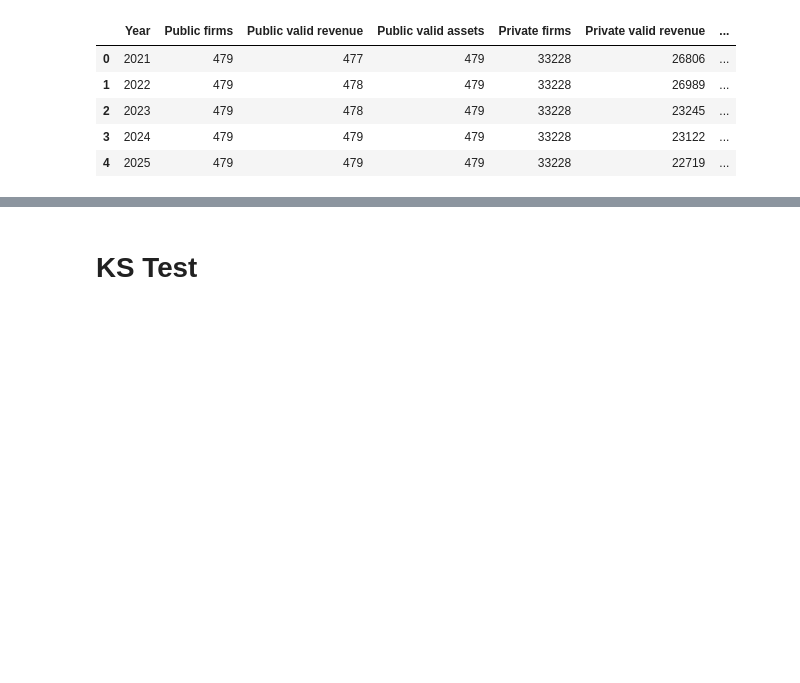
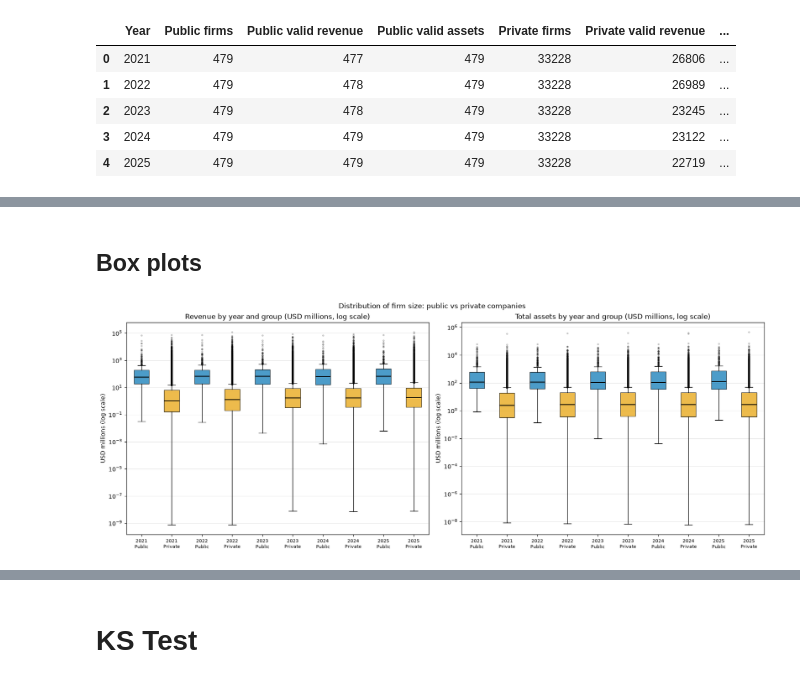
Before and after one commit to pbansal2026-sys/607_Group_Project, a Jupyter notebook: notebooks/Wrangle_&_Tests.ipynb, the cells around one changed output, grey strips where cells are left out. Saved outputs shown, nothing was run; the diff lists cells and outputs as text; code cells hidden in the pictures; blank space fills up the shorter version.

```diff
--- a/notebooks/Wrangle_&_Tests.ipynb
+++ b/notebooks/Wrangle_&_Tests.ipynb
@@ -319,0 +268,17 @@ display(sample_sizes)
+# %%
+panel = pd.read_csv("../data/processed/company_year_panel.csv")
+
+measures = {
+    'Operating revenue (Turnover) m USD': 'Revenue',
+    'Total assets m USD': 'Total assets',
+}
+group_map = {'Listed': 'Public', 'Unlisted': 'Private'}
+
+def valid(df, year, status, col):
+    """Return the strictly positive, non-missing values for one year, group and measure."""
+    return df.loc[
+        (df['Year'] == year)
+        & (df['Listing status'] == status)
+        & (df[col] > 0),
+        col,
+    ]
@@ -319,0 +440,38 @@ display(sample_sizes)
+# %% [markdown]
+## Box plots
+# %%
+fig, axes = plt.subplots(nrows=1, ncols=2, figsize=(16, 6), constrained_layout=True)
+colour_map = {'Public': '#0072B2', 'Private': '#E69F00'}
+
+for ax, (col, label) in zip(axes, measures.items()):
+    data, tick_labels, colours = [], [], []
+
+    for year in range(2021, 2026):
+        for status, group in group_map.items():
+            s = valid(panel, year, status, col)
+            data.append(s.to_numpy())
+            tick_labels.append(f"{year}\n{group}")
+            colours.append(colour_map[group])
+
+    bp = ax.boxplot(
+        data,
+        patch_artist=True,
+        flierprops=dict(marker='o', markersize=2, alpha=0.3),
+        medianprops=dict(color='black', linewidth=1.5),
+    )
+    for patch, colour in zip(bp['boxes'], colours):
+        patch.set_facecolor(colour)
+        patch.set_alpha(0.7)
+
+    ax.set_yscale('log')   # values span many orders of magnitude
+    ax.set_xticks(range(1, len(tick_labels) + 1))
+    ax.set_xticklabels(tick_labels, fontsize=8)
+    ax.set_title(f"{label} by year and group (USD millions, log scale)")
+    ax.set_ylabel("USD millions (log scale)")
+    ax.grid(axis='y', alpha=0.3)
+
+fig.suptitle("Distribution of firm size: public vs private companies")
+plt.savefig("../outputs/figures/eda_boxplots_by_year_group.png", dpi=300, bbox_inches="tight")
+plt.show()
+# %% [output]
+[figure, added]
```
Also changed, not shown: parts of 28 cells of this notebook, 9 other files.
